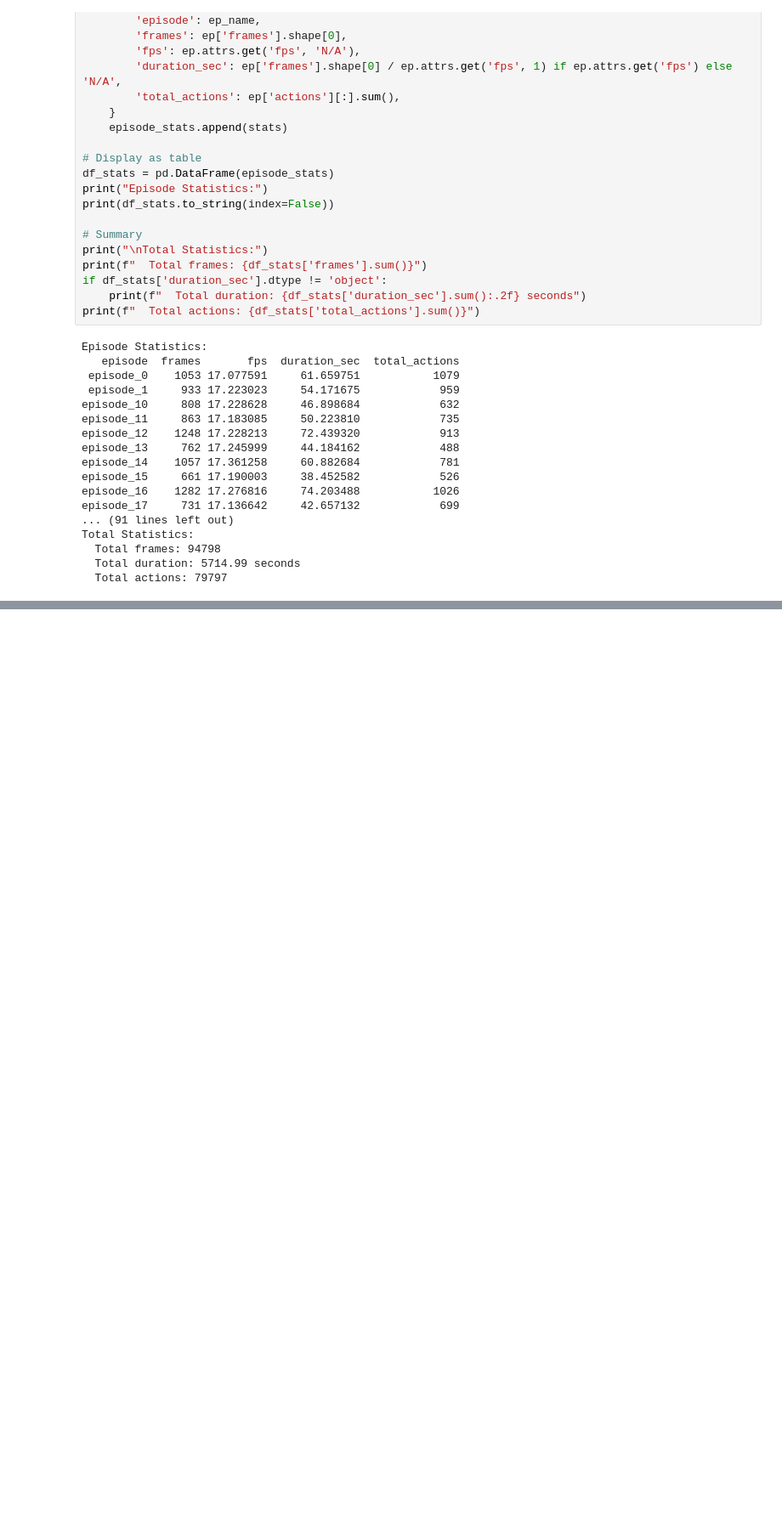
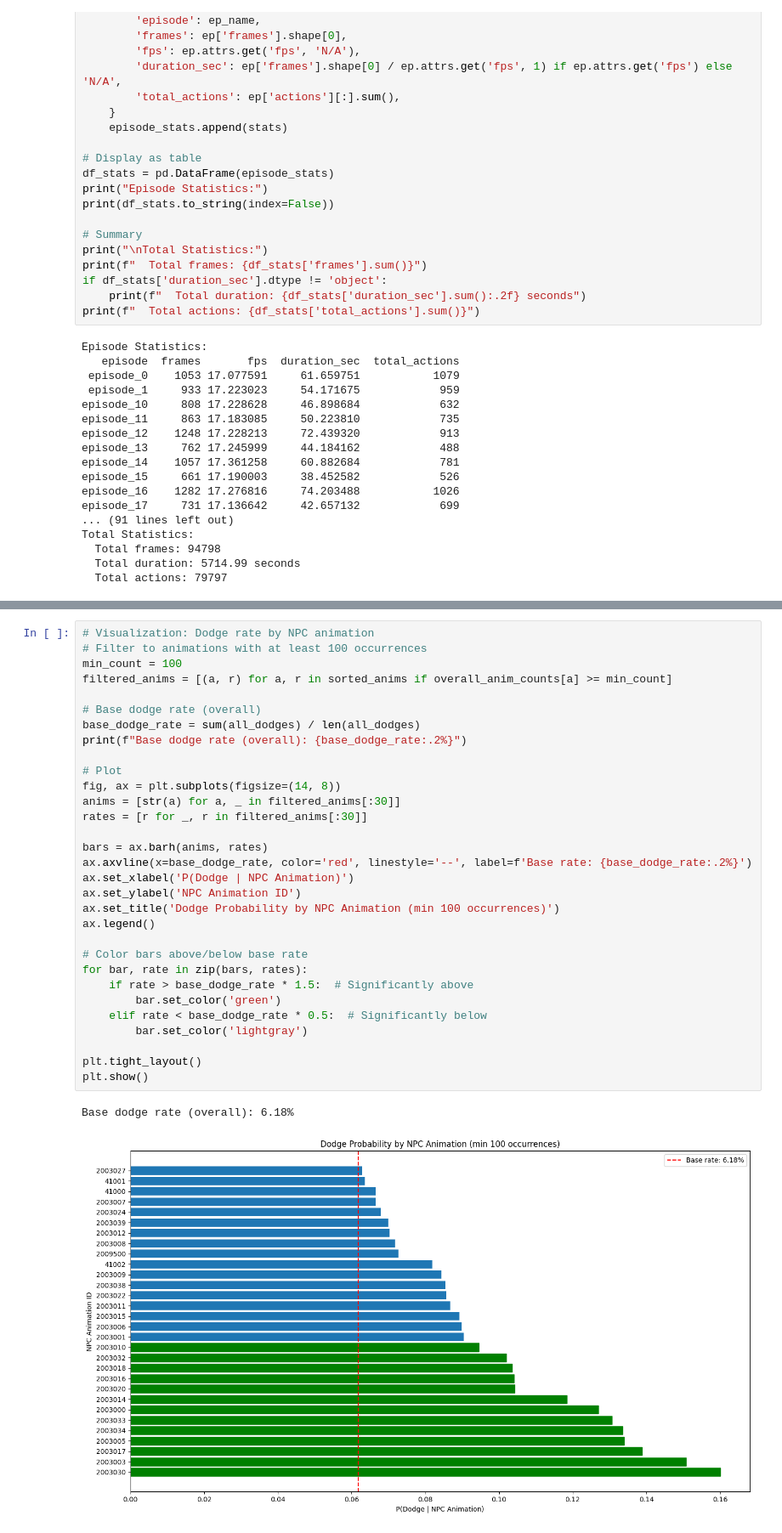
Before and after one commit to dhmnr/ProjectRanni, a Jupyter notebook: gameplay_pipeline/explore_zarr_dataset.ipynb, the cells around one changed output, grey strips where cells are left out. Shown at 85% size. Drawn from its saved outputs; the diff is of its cells as text; blank space fills up the shorter version.

```diff
--- a/gameplay_pipeline/explore_zarr_dataset.ipynb
+++ b/gameplay_pipeline/explore_zarr_dataset.ipynb
@@ -345,0 +640,34 @@ Total Statistics:
+# %%
+# Visualization: Dodge rate by NPC animation
+# Filter to animations with at least 100 occurrences
+min_count = 100
+filtered_anims = [(a, r) for a, r in sorted_anims if overall_anim_counts[a] >= min_count]
+
+# Base dodge rate (overall)
+base_dodge_rate = sum(all_dodges) / len(all_dodges)
+print(f"Base dodge rate (overall): {base_dodge_rate:.2%}")
+
+# Plot
+fig, ax = plt.subplots(figsize=(14, 8))
+anims = [str(a) for a, _ in filtered_anims[:30]]
+rates = [r for _, r in filtered_anims[:30]]
+
+bars = ax.barh(anims, rates)
+ax.axvline(x=base_dodge_rate, color='red', linestyle='--', label=f'Base rate: {base_dodge_rate:.2%}')
+ax.set_xlabel('P(Dodge | NPC Animation)')
+ax.set_ylabel('NPC Animation ID')
+ax.set_title('Dodge Probability by NPC Animation (min 100 occurrences)')
+ax.legend()
+
+# Color bars above/below base rate
+for bar, rate in zip(bars, rates):
+    if rate > base_dodge_rate * 1.5:  # Significantly above
+        bar.set_color('green')
+    elif rate < base_dodge_rate * 0.5:  # Significantly below
+        bar.set_color('lightgray')
+
+plt.tight_layout()
+plt.show()
+# %% [output]
+Base dodge rate (overall): 6.18%
+[figure, added]
```
Also changed, not shown: parts of 14 cells of this notebook.
